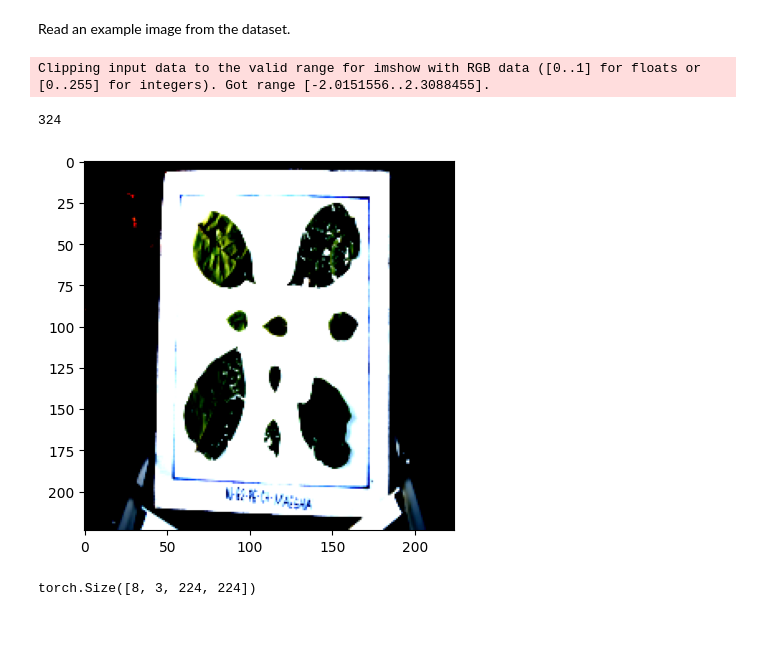
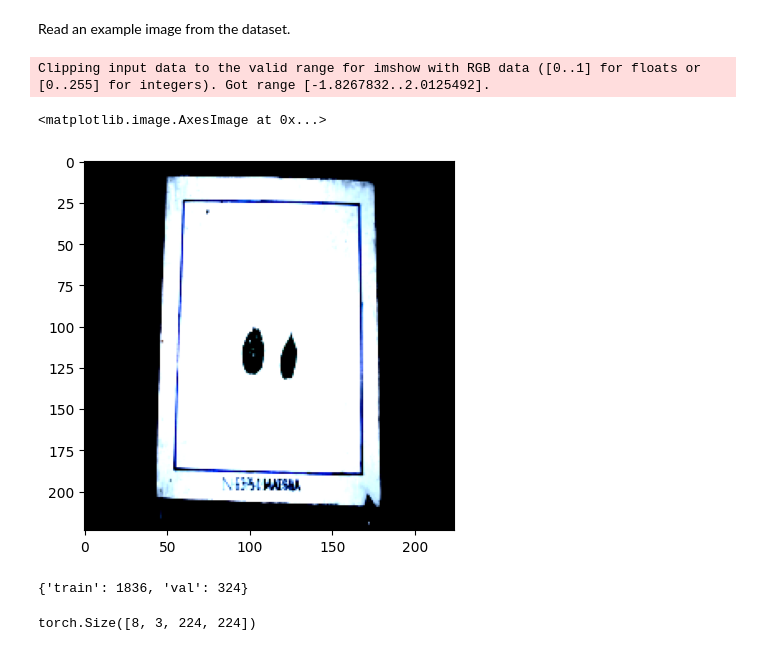
Before and after one commit to szefer-piotr/leaf-frame-processor, a Jupyter notebook: notebooks/preprocess.ipynb, the cells around one changed output. Cells and saved outputs as stored; diff of their text form; code cells hidden in the pictures.

```diff
--- a/notebooks/preprocess.ipynb
+++ b/notebooks/preprocess.ipynb
@@ -413 +414,22 @@ class LeafFrameDataset(Dataset):
+# %%
+data_transforms = {
+    'train': transforms.Compose([
+        transforms.Resize((224, 224)),
+        transforms.RandomHorizontalFlip(),
+        transforms.ToTensor(),
+        transforms.Normalize([0.485, 0.456, 0.406], [0.229, 0.224, 0.225]),
+    ]),
+    'val': transforms.Compose([
+        transforms.Resize((224, 224)),
+        transforms.CenterCrop((224, 224)),
+        transforms.ToTensor(),
+        transforms.Normalize([0.485, 0.456, 0.406], [0.229, 0.224, 0.225]),
+    ]),
+    'test': transforms.Compose([
+        transforms.Resize((224, 224)),
+        transforms.CenterCrop((224, 224)),
+        transforms.ToTensor(),
+        transforms.Normalize([0.485, 0.456, 0.406], [0.229, 0.224, 0.225]),
+    ]),
+}
 # %%
@@ -426 +448,19 @@ transforms_test = transforms.Compose([
+# %%
+image_datasets = {
+    'train': LeafFrameDataset(
+        X_train,
+        transformations=data_transforms['train'],
+        target_name='area_lost'
+    ),
+    'val': LeafFrameDataset(
+        X_val,
+        transformations=data_transforms['val'],
+        target_name='area_lost'
+    ),
+    'test': LeafFrameDataset(
+        X_test,
+        transformations=data_transforms['test'],
+        target_name='area_lost'
+    )
+}
 # %%
@@ -440,10 +480,10 @@ Read an example image from the dataset.
 # %%
 # plt.imshow(train_dataset[201]['image'].permute(1,2,0))
 import matplotlib.pyplot as plt
-plt.imshow(val_dataset[100]['image'].permute(1,2,0))
-len(val_dataset)
+from PIL import Image
+plt.imshow(image_datasets['train'][211][0].permute(1,2,0))
 # %% [output]
-Clipping input data to the valid range for imshow with RGB data ([0..1] for floats or [0..255] for integers). Got range [-2.0151556..2.3088455].
+Clipping input data to the valid range for imshow with RGB data ([0..1] for floats or [0..255] for integers). Got range [-1.8267832..2.0125492].
-324
+<matplotlib.image.AxesImage at 0x...>
-[figure, old version]
+[figure, new version]
 # %%
@@ -461 +505,5 @@ val_dataloader = DataLoader(
+# %%
+dataset_sizes
+# %% [output]
+{'train': 1836, 'val': 324}
 # %%
```
Also changed, not shown: parts of 9 cells of this notebook.
